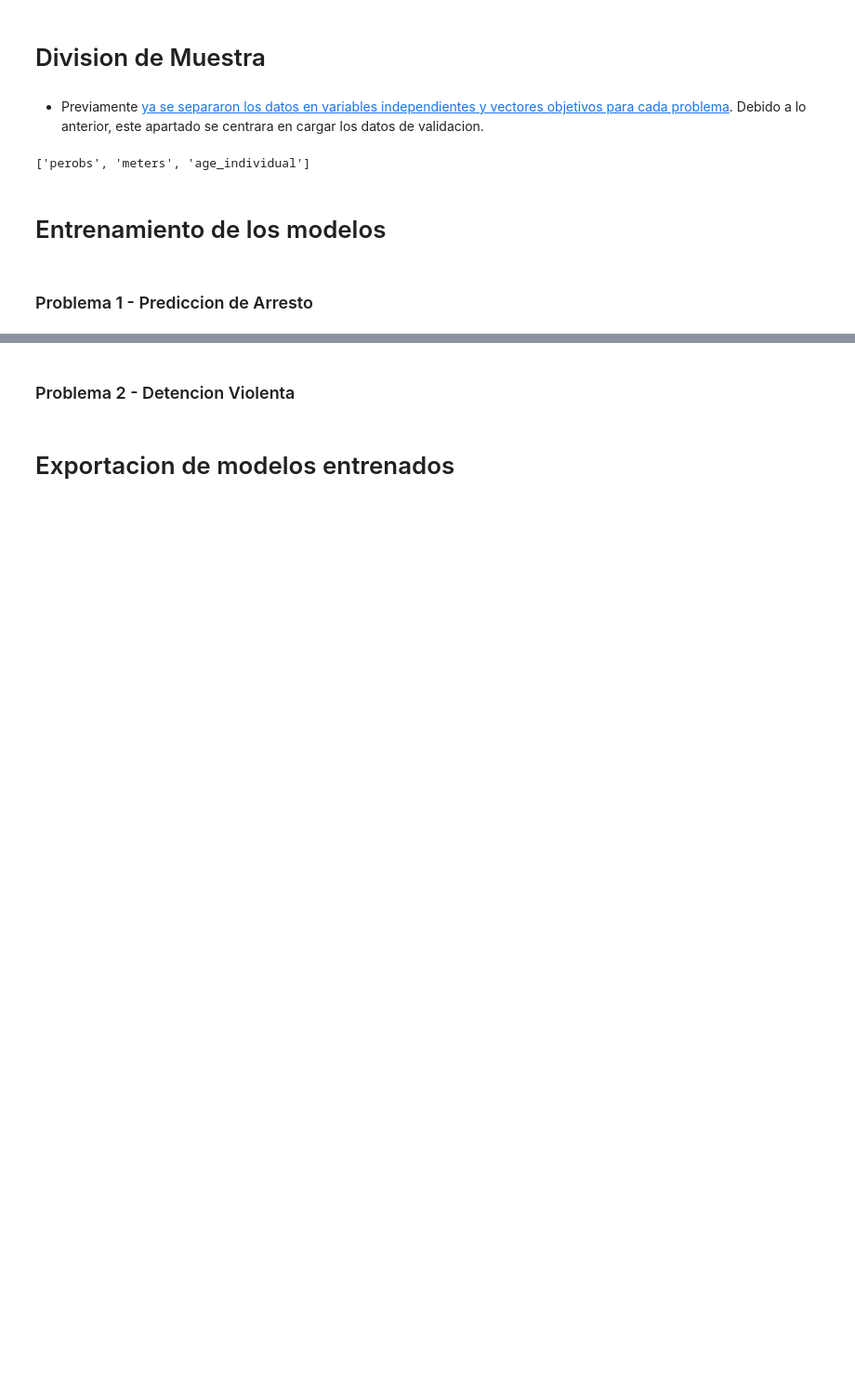
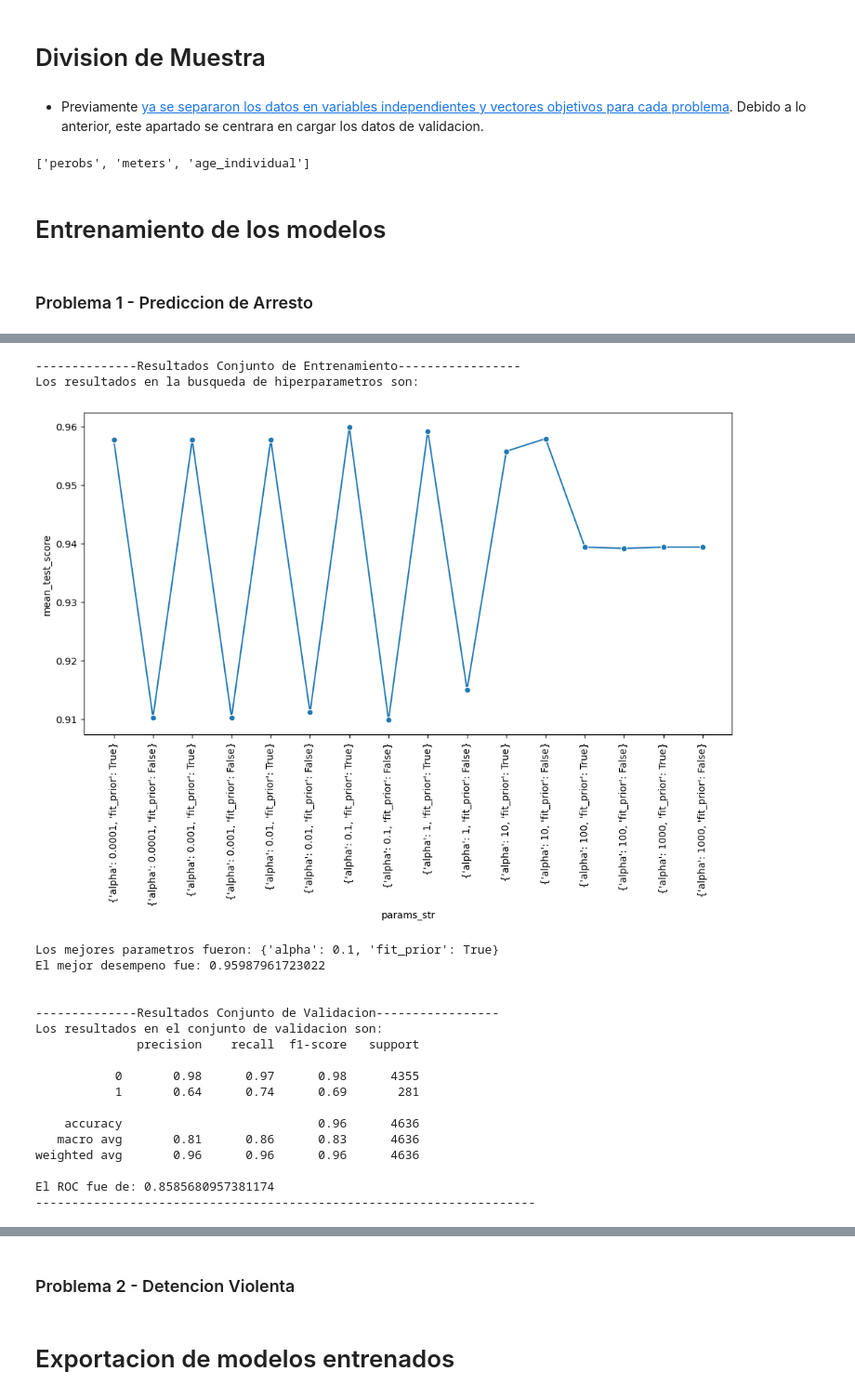
Before and after one commit to JavierRojas14/personal, a Jupyter notebook: G56/machine-learning/prueba/prueba_2/hito_2/javierrojas-prueba-2-hito-2.ipynb, the cells around one changed output, grey strips where cells are left out. Shown at 93% size. Drawn from its saved outputs; the diff is of its cells as text; code cells hidden in the pictures; blank space fills up the shorter version.

Commit message:
Entrena todos los modelos para problema 1

```diff
--- a/G56/machine-learning/prueba/prueba_2/hito_2/javierrojas-prueba-2-hito-2.ipynb
+++ b/G56/machine-learning/prueba/prueba_2/hito_2/javierrojas-prueba-2-hito-2.ipynb
@@ -310,10 +310,10 @@ y_problema_2_test = df_final_val["violent"]
 # %% [markdown]
 ### Problema 1 - Prediccion de Arresto
 # %%
-modelo_logistic_problema_1.fit(X_problema_1_train.values, y_problema_1_train.values)
-resultados_logistic_problema_1 = aux2.obtener_desempeno_modelo_en_grilla(modelo_logistic_problema_1,
-                                                                         X_problema_1_test,
-                                                                         y_problema_1_test)
+modelo_logistic_problema_1.fit(X_problema_1_train, y_problema_1_train)
+resultados_logistic_problema_1 = aux2.obtener_desempeno_modelo_en_grilla(
+    modelo_logistic_problema_1, X_problema_1_test, y_problema_1_test
+)
 # %% [output]
 --------------Resultados Conjunto de Entrenamiento-----------------
 Los resultados en la busqueda de hiperparametros son:
@@ -337 +337,27 @@ El ROC fue de: 0.8233265645492767
 ---------------------------------------------------------------------
+# %%
+modelo_naive_bayes_problema_1.fit(X_problema_1_train, y_problema_1_train)
+resultados_naive_bayes_problema_1 = aux2.obtener_desempeno_modelo_en_grilla(
+    modelo_naive_bayes_problema_1, X_problema_1_test, y_problema_1_test
+)
+# %% [output]
+--------------Resultados Conjunto de Entrenamiento-----------------
+Los resultados en la busqueda de hiperparametros son:
+[figure, added]
+Los mejores parametros fueron: {'alpha': 0.1, 'fit_prior': True}
+El mejor desempeno fue: 0.95987961723022
+
+
+--------------Resultados Conjunto de Validacion-----------------
+Los resultados en el conjunto de validacion son:
+              precision    recall  f1-score   support
+
+           0       0.98      0.97      0.98      4355
+           1       0.64      0.74      0.69       281
+
+    accuracy                           0.96      4636
+   macro avg       0.81      0.86      0.83      4636
+weighted avg       0.96      0.96      0.96      4636
+
+El ROC fue de: 0.8585680957381174
+---------------------------------------------------------------------
```
Also changed, not shown: parts of 2 cells of this notebook.
